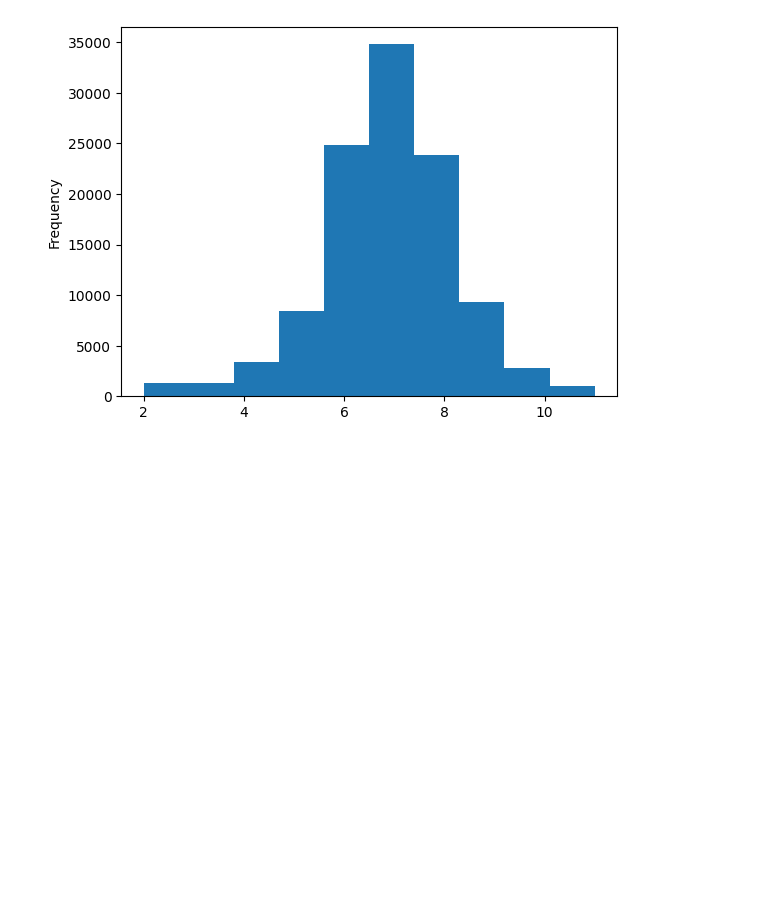
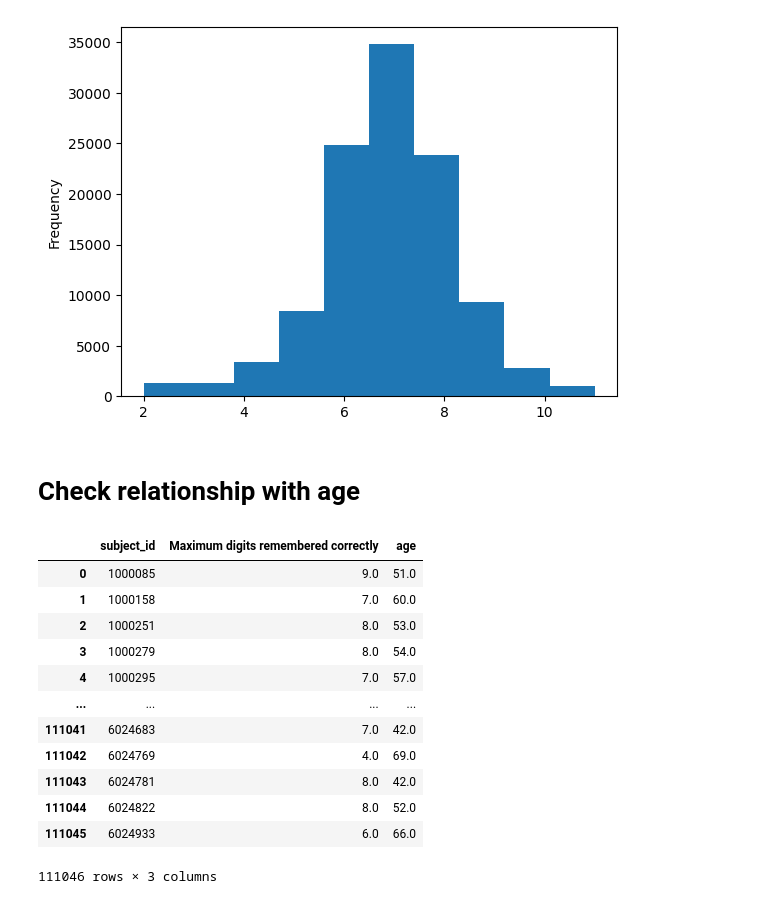
Before and after one commit to kaicong12/age-prediction, a Jupyter notebook: explore/numeric_memory.ipynb, the cells around one changed output. Drawn from its saved outputs; the diff is of its cells as text; code cells hidden in the pictures; blank space fills up the shorter version.

```diff
--- a/explore/numeric_memory.ipynb
+++ b/explore/numeric_memory.ipynb
@@ -33,3 +33,5 @@ renamed_nm['Maximum digits remembered correctly'].plot.hist()
 # %% [output]
 <AxesSubplot:ylabel='Frequency'>
 [figure]
+# %% [markdown]
+# Check relationship with age
@@ -35,0 +43,16 @@ renamed_nm['Maximum digits remembered correctly'].plot.hist()
+# %%
+new_fi
+# %% [output]
+|  | subject_id | Maximum digits remembered correctly | age |
+| 0 | 1000085 | 9.0 | 51.0 |
+| 1 | 1000158 | 7.0 | 60.0 |
+| 2 | 1000251 | 8.0 | 53.0 |
+| 3 | 1000279 | 8.0 | 54.0 |
+| 4 | 1000295 | 7.0 | 57.0 |
+| ... | ... | ... | ... |
+| 111041 | 6024683 | 7.0 | 42.0 |
+| 111042 | 6024769 | 4.0 | 69.0 |
+| 111043 | 6024781 | 8.0 | 42.0 |
+| 111044 | 6024822 | 8.0 | 52.0 |
+| 111045 | 6024933 | 6.0 | 66.0 |
+111046 rows × 3 columns
```
Also changed, not shown: parts of 2 cells of this notebook, 11 other files.
